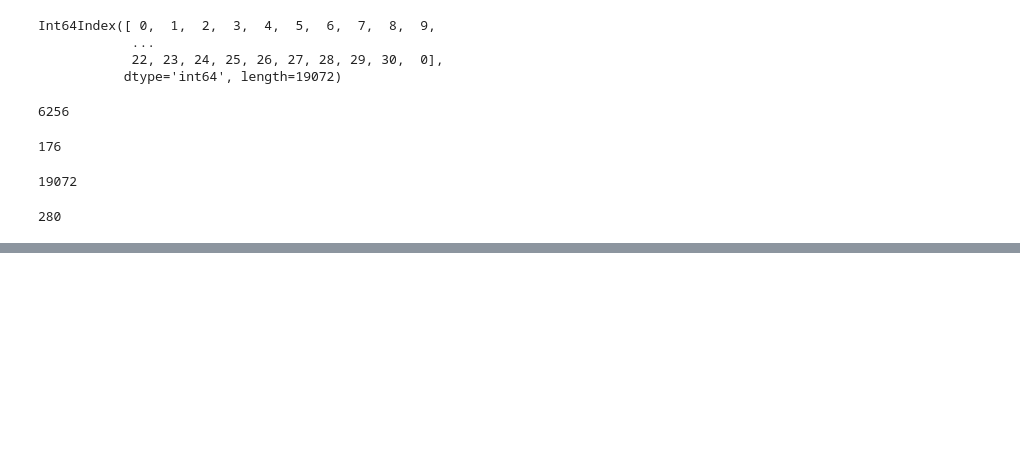
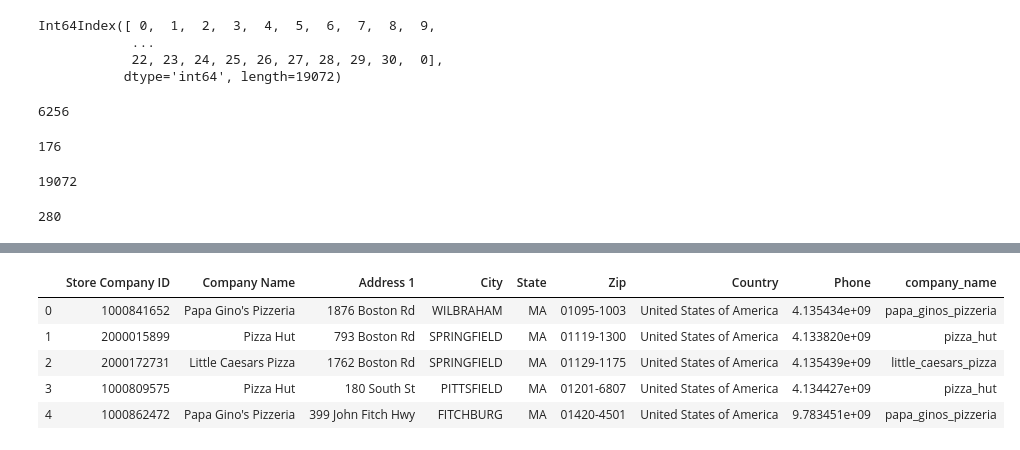
Before and after one commit to spencerqbrown/clean, a Jupyter notebook: work_clean.ipynb, the cells around one changed output, grey strips where cells are left out. Saved outputs shown, nothing was run; the diff lists cells and outputs as text; code cells hidden in the pictures; blank space fills up the shorter version.

```diff
--- a/work_clean.ipynb
+++ b/work_clean.ipynb
@@ -842,0 +1017,11 @@ extract_year_sheet(source_file=source_file, output_path=output_path, sheet_name=
+# %%
+closed = pd.read_csv("C:\\Users\\Spencer\\Desktop\\clean\\data\\all_closed_locations.csv")
+# %%
+closed.head()
+# %% [output]
+|  | Store Company ID | Company Name | Address 1 | City | State | Zip | Country | Phone | company_name |
+| 0 | 1000841652 | Papa Gino's Pizzeria | 1876 Boston Rd | WILBRAHAM | MA | 01095-1003 | United States of America | 4.135434e+09 | papa_ginos_pizzeria |
+| 1 | 2000015899 | Pizza Hut | 793 Boston Rd | SPRINGFIELD | MA | 01119-1300 | United States of America | 4.133820e+09 | pizza_hut |
+| 2 | 2000172731 | Little Caesars Pizza | 1762 Boston Rd | SPRINGFIELD | MA | 01129-1175 | United States of America | 4.135439e+09 | little_caesars_pizza |
+| 3 | 1000809575 | Pizza Hut | 180 South St | PITTSFIELD | MA | 01201-6807 | United States of America | 4.134427e+09 | pizza_hut |
+| 4 | 1000862472 | Papa Gino's Pizzeria | 399 John Fitch Hwy | FITCHBURG | MA | 01420-4501 | United States of America | 9.783451e+09 | papa_ginos_pizzeria |
```
Also changed, not shown: parts of 50 cells of this notebook, 7 other files.
